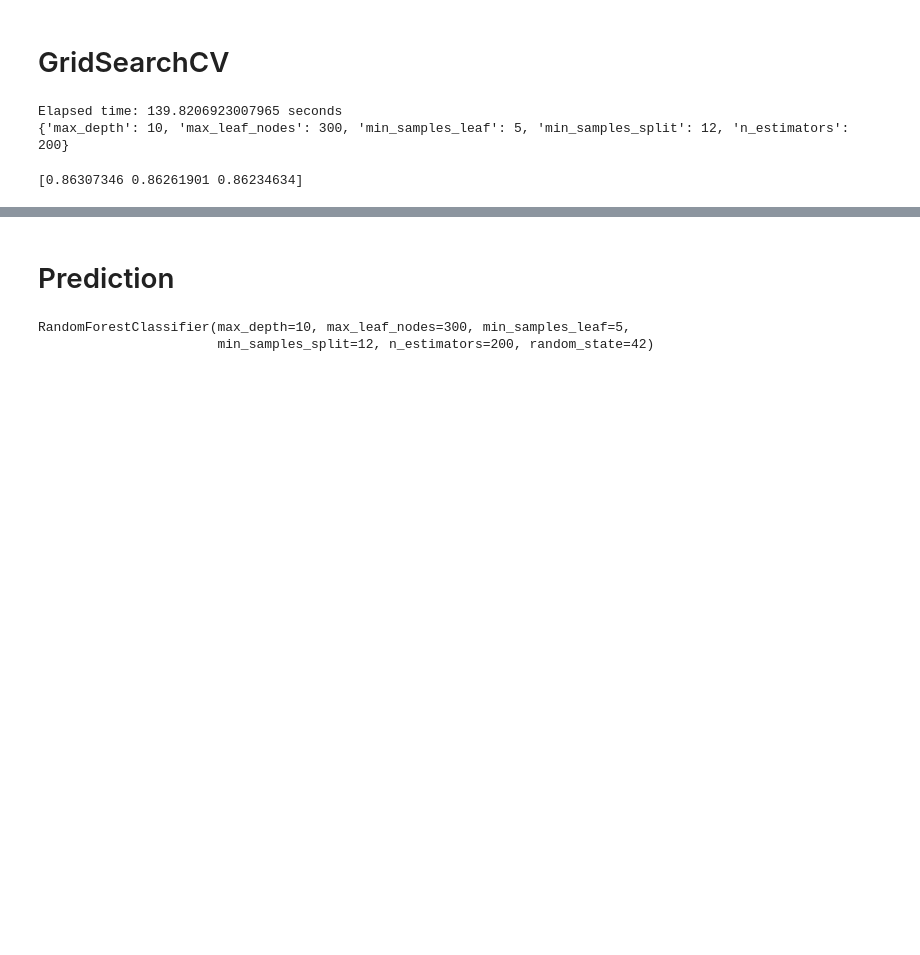
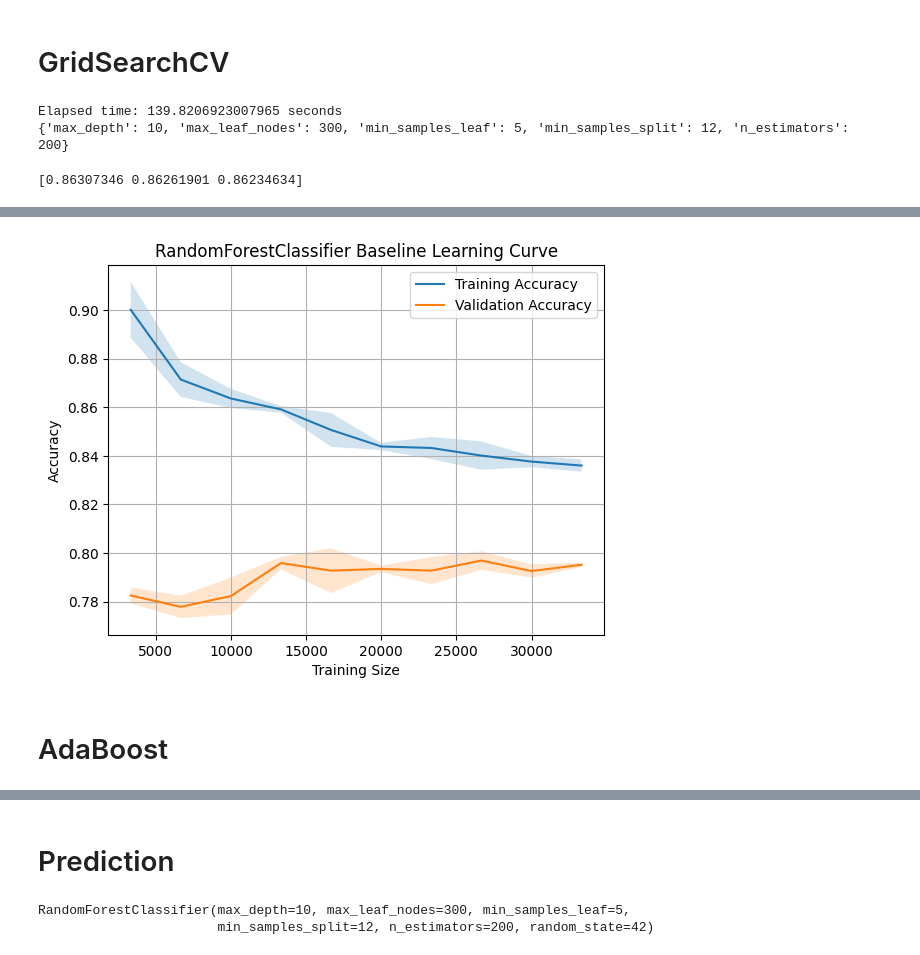
Before and after one commit to theCodeCS/data_churn_dataset, a Jupyter notebook: exitedornot.ipynb, the cells around one changed output, grey strips where cells are left out. Saved outputs shown, nothing was run; the diff lists cells and outputs as text; code cells hidden in the pictures; blank space fills up the shorter version.

```diff
--- a/exitedornot.ipynb
+++ b/exitedornot.ipynb
@@ -439,0 +507,7 @@ print(cross_val_score(rf, X_train, y_train, cv=3))
+# %%
+dt = DecisionTreeClassifier(max_depth=10, min_samples_leaf=1, class_weight="balanced", random_state=42)
+model_learning_curve(dt, X_train_subset, y_train_subset, "RandomForestClassifier Baseline")
+# %% [output]
+[figure, added]
+# %% [markdown]
+# AdaBoost
```
Also changed, not shown: parts of 22 cells of this notebook.
